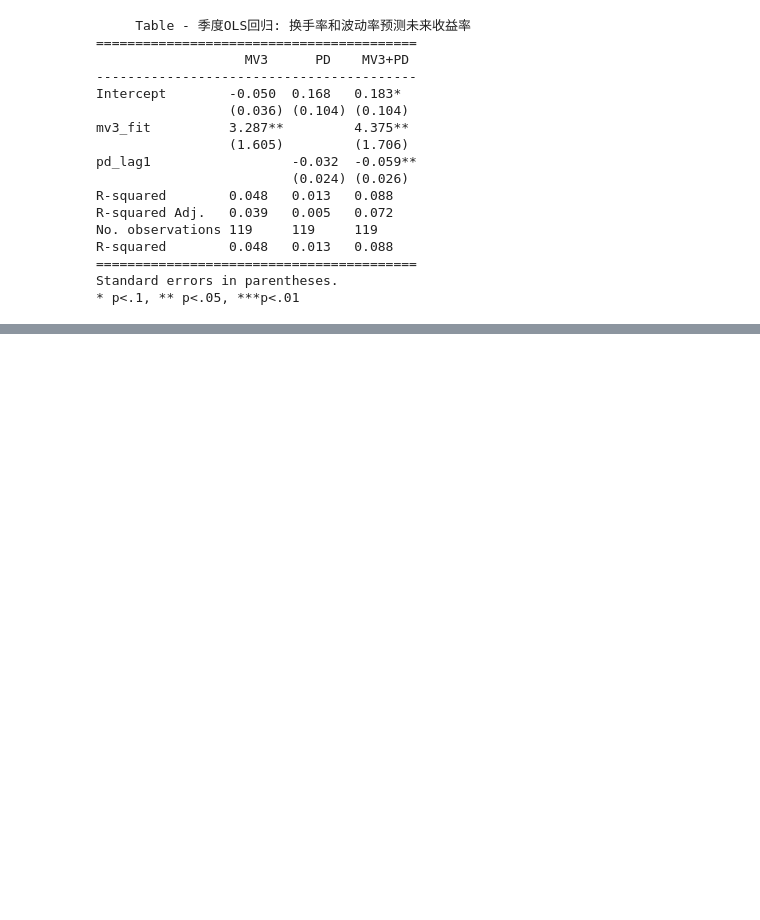
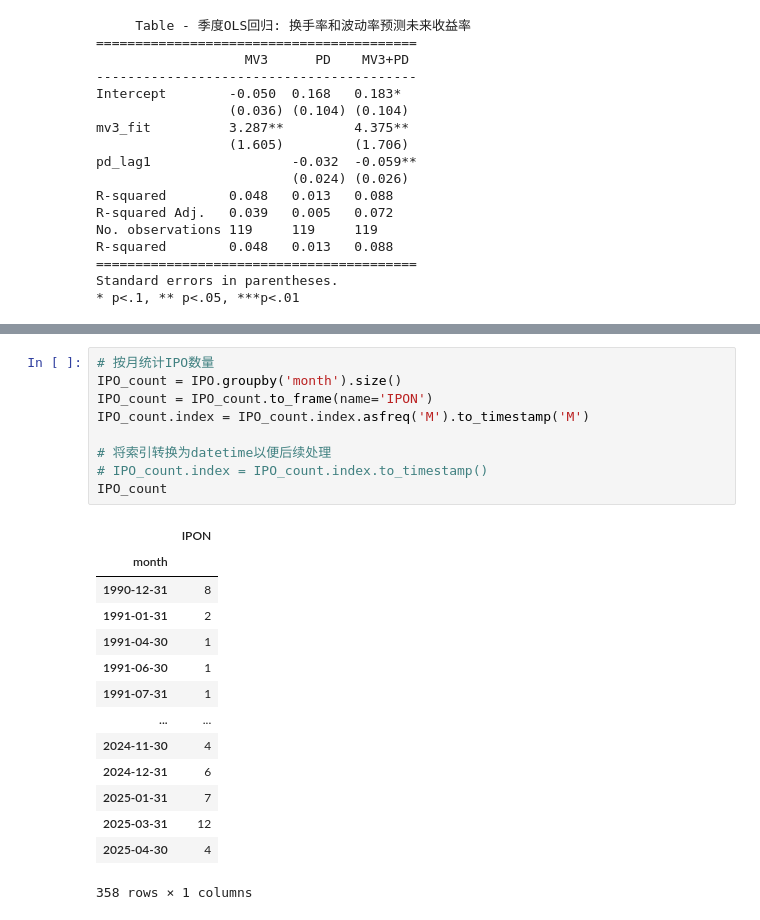
Before and after one commit to chenghang1989/Asset-Pricing-Homework, a Jupyter notebook: Homework1.ipynb, the cells around one changed output, grey strips where cells are left out. Cells and saved outputs as stored; diff of their text form; blank space fills up the shorter version.

```diff
--- a/Homework1.ipynb
+++ b/Homework1.ipynb
@@ -1558,0 +1640,24 @@ Standard errors in parentheses.
+# %%
+# 按月统计IPO数量
+IPO_count = IPO.groupby('month').size()
+IPO_count = IPO_count.to_frame(name='IPON')
+IPO_count.index = IPO_count.index.asfreq('M').to_timestamp('M')
+
+# 将索引转换为datetime以便后续处理
+# IPO_count.index = IPO_count.index.to_timestamp()
+IPO_count
+# %% [output]
+|  | IPON |
+| month |  |
+| 1990-12-31 | 8 |
+| 1991-01-31 | 2 |
+| 1991-04-30 | 1 |
+| 1991-06-30 | 1 |
+| 1991-07-31 | 1 |
+| ... | ... |
+| 2024-11-30 | 4 |
+| 2024-12-31 | 6 |
+| 2025-01-31 | 7 |
+| 2025-03-31 | 12 |
+| 2025-04-30 | 4 |
+358 rows × 1 columns
```
Also changed, not shown: parts of 17 cells of this notebook, 3 other files.
